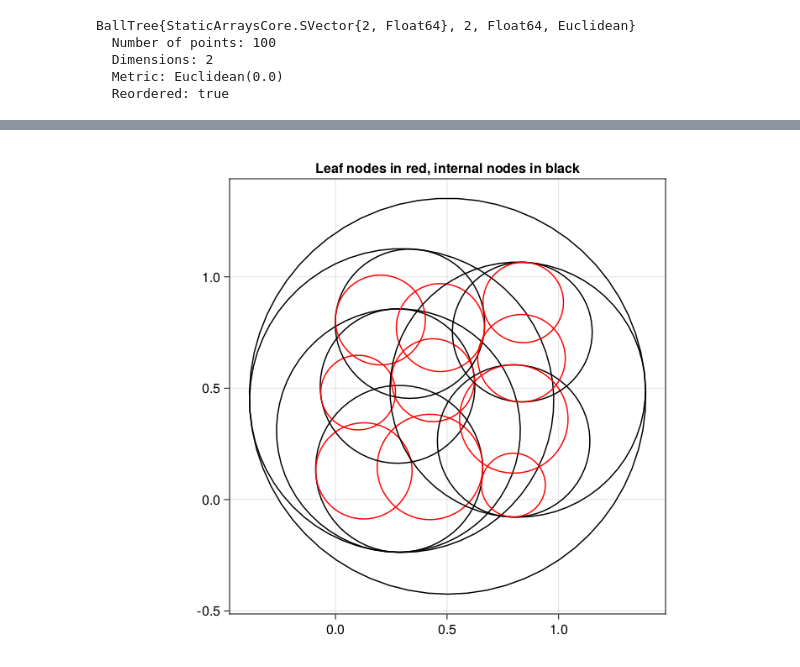
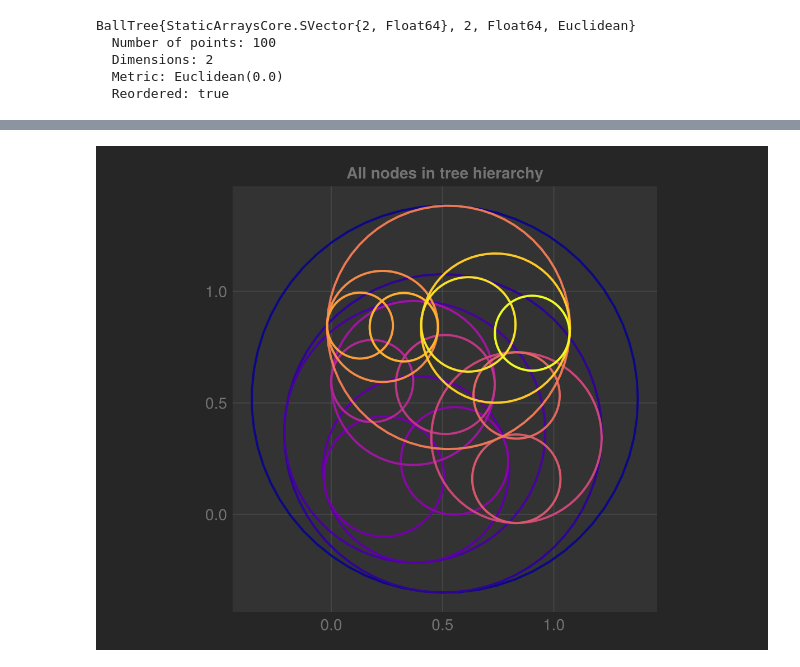
Before and after one commit to KristofferC/NearestNeighbors.jl, a Jupyter notebook: examples/balltree_illustration.ipynb, the cells around one changed output, grey strips where cells are left out. Saved outputs shown, nothing was run; the diff lists cells and outputs as text; code cells hidden in the pictures.

```diff
--- a/examples/balltree_illustration.ipynb
+++ b/examples/balltree_illustration.ipynb
@@ -75,28 +47,16 @@ fig
-# %%
-import NearestNeighbors: isleaf, getleft, getright
-
-# Two different colors for internal and leaf nodes
-col_leaf = RGB(1.0,0.0,0.0)
-col_internal = RGB(0.0,0.0,0.0)
-
-# Create figure
-fig = CairoMakie.Figure()
-ax = Axis(fig[1, 1], aspect=DataAspect(), title="Leaf nodes in red, internal nodes in black")
-
-function plot_tree(index, lvl)
-    leaf = isleaf(tree.tree_data.n_internal_nodes, index)
-    col = leaf ? col_leaf : col_internal
-    sphere = tree.hyper_spheres[index]
-    add_sphere(ax, sphere, col)
-
-    # Recursively call the tree plotter on the sub trees
-    if !leaf
-        plot_tree(getleft(index), lvl+1)
-        plot_tree(getright(index), lvl+1)
-    end
-end
-
-plot_tree(1, 1)
-fig
-# %% [output]
-[figure, removed]
+# %%
+root = treeroot(tree)
+n_nodes = length(collect(PreOrderDFS(root)))
+cols = cgrad(:plasma, n_nodes, categorical=true)
+
+fig = CairoMakie.Figure(backgroundcolor=:gray15)
+ax = Axis(fig[1, 1], aspect = DataAspect(), title = "All nodes in tree hierarchy",
+          backgroundcolor=:gray20)
+
+for (i, node) in enumerate(PreOrderDFS(root))
+    add_sphere(ax, treeregion(node), cols[i])
+end
+
+fig
+# %% [output]
+[figure, added]
```
Also changed, not shown: parts of 5 cells of this notebook, 13 other files.
